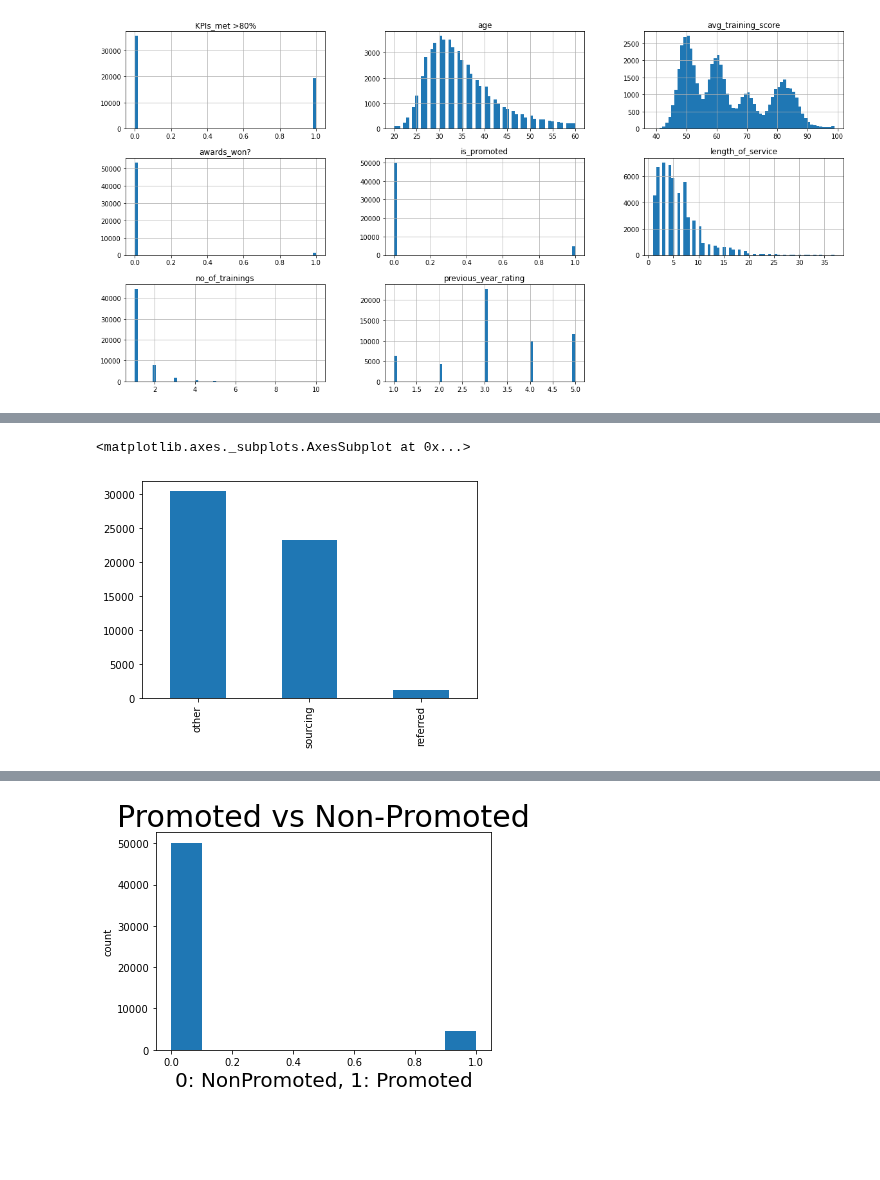
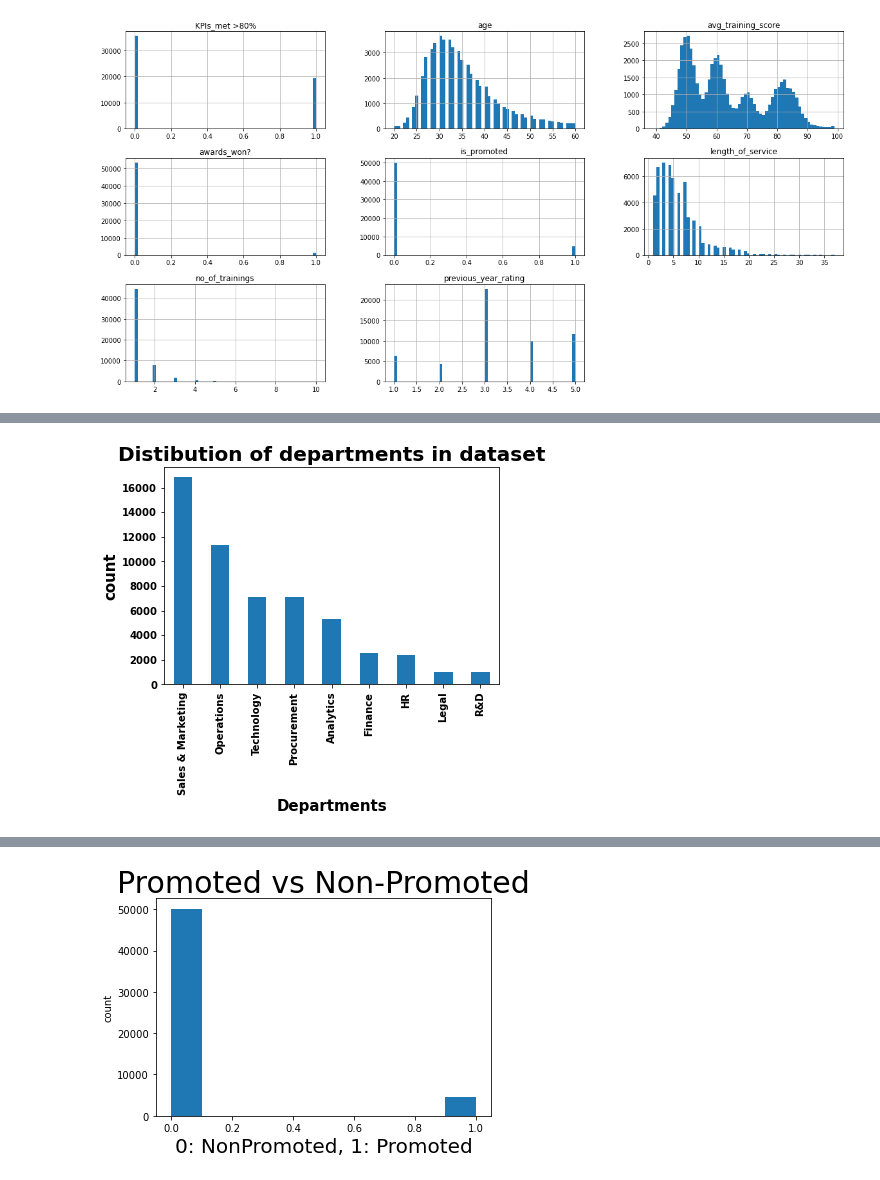
Before and after one commit to ayaadelhassan/HR-Analytics, a Jupyter notebook: HR-Analytics.ipynb, the cells around one changed output, grey strips where cells are left out. Drawn from its saved outputs; the diff is of its cells as text; code cells hidden in the pictures; blank space fills up the shorter version.

```diff
--- a/HR-Analytics.ipynb
+++ b/HR-Analytics.ipynb
@@ -251,5 +231,10 @@ dataset['gender'].value_counts().plot(kind='bar')
-# %%
-dataset['recruitment_channel'].value_counts().plot(kind='bar')
-# %% [output]
-<matplotlib.axes._subplots.AxesSubplot at 0x...>
-[figure, removed]
+# %%
+dataset['department'].value_counts().plot(kind='bar')
+plt.title('Distibution of departments in dataset',fontweight='bold',fontsize = 20)
+plt.xlabel('Departments',fontweight='bold',fontsize = 15)
+plt.ylabel('count',fontweight='bold',fontsize = 15)
+plt.xticks(fontweight="bold",fontsize = 10)
+plt.yticks(fontweight="bold",fontsize = 10)
+plt.show()
+# %% [output]
+[figure, added]
```
Also changed, not shown: parts of 11 cells of this notebook, 23 other files.
